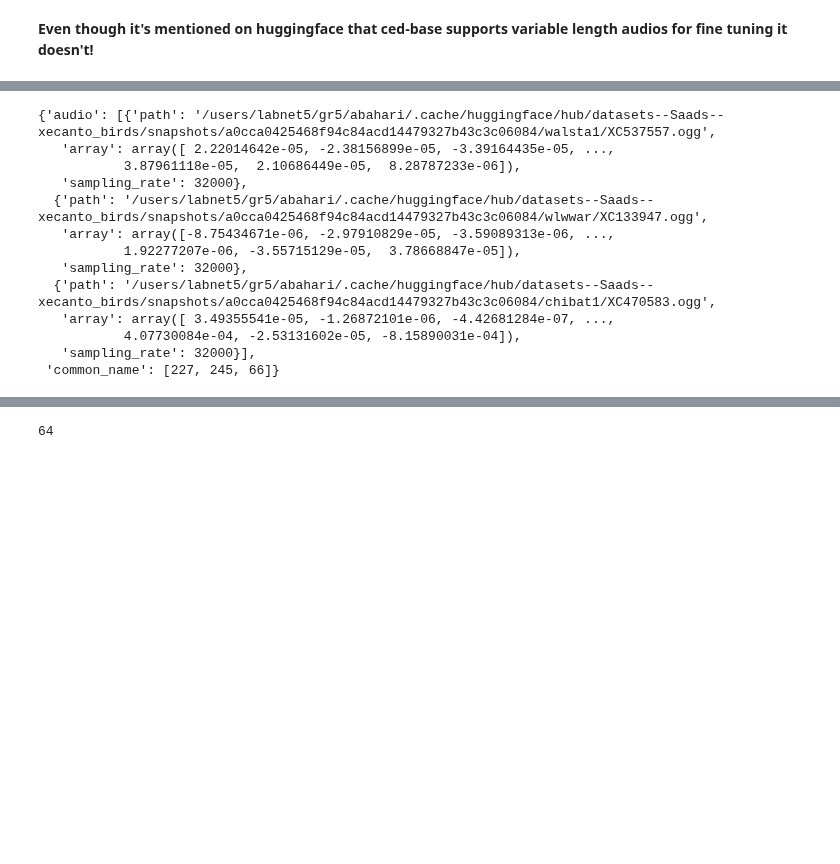
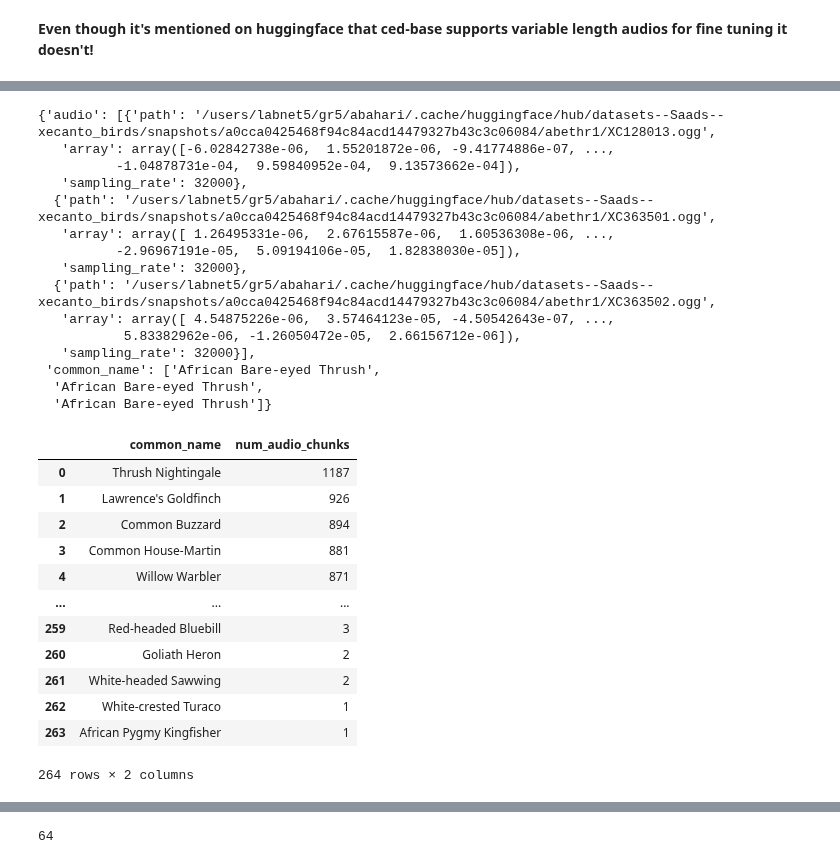
Before and after one commit to MrAliTheGreat/BirdCallLabeling, a Jupyter notebook: ced-base/FineTune.ipynb, the cells around one changed output, grey strips where cells are left out. Saved outputs shown, nothing was run; the diff lists cells and outputs as text; code cells hidden in the pictures; blank space fills up the shorter version.

Commit message:
Add sampled dataset for ced-base fine tuning

```diff
--- a/ced-base/FineTune.ipynb
+++ b/ced-base/FineTune.ipynb
@@ -18,4 +18,3 @@ with open("../config.json", mode = "r") as f:
 extractor = CedFeatureExtractor.from_pretrained("mispeech/ced-base")
 # %%
 dataset = load_dataset("Saads/xecanto_birds", split = "train")
-dataset = dataset.class_encode_column("common_name")
@@ -54,17 +39,73 @@ DatasetDict({
 })
 # %%
-dataset["train"][0:3]
+dataset[0:3]
 # %% [output]
-{'audio': [{'path': '/users/labnet5/gr5/abahari/.cache/huggingface/hub/datasets--Saads--xecanto_birds/snapshots/a0cca0425468f94c84acd14479327b43c3c06084/walsta1/XC537557.ogg',
-   'array': array([ 2.22014642e-05, -2.38156899e-05, -3.39164435e-05, ...,
-           3.87961118e-05,  2.10686449e-05,  8.28787233e-06]),
+{'audio': [{'path': '/users/labnet5/gr5/abahari/.cache/huggingface/hub/datasets--Saads--xecanto_birds/snapshots/a0cca0425468f94c84acd14479327b43c3c06084/abethr1/XC128013.ogg',
+   'array': array([-6.02842738e-06,  1.55201872e-06, -9.41774886e-07, ...,
+          -1.04878731e-04,  9.59840952e-04,  9.13573662e-04]),
    'sampling_rate': 32000},
-  {'path': '/users/labnet5/gr5/abahari/.cache/huggingface/hub/datasets--Saads--xecanto_birds/snapshots/a0cca0425468f94c84acd14479327b43c3c06084/wlwwar/XC133947.ogg',
-   'array': array([-8.75434671e-06, -2.97910829e-05, -3.59089313e-06, ...,
-           1.92277207e-06, -3.55715129e-05,  3.78668847e-05]),
+  {'path': '/users/labnet5/gr5/abahari/.cache/huggingface/hub/datasets--Saads--xecanto_birds/snapshots/a0cca0425468f94c84acd14479327b43c3c06084/abethr1/XC363501.ogg',
+   'array': array([ 1.26495331e-06,  2.67615587e-06,  1.60536308e-06, ...,
+          -2.96967191e-05,  5.09194106e-05,  1.82838030e-05]),
    'sampling_rate': 32000},
-  {'path': '/users/labnet5/gr5/abahari/.cache/huggingface/hub/datasets--Saads--xecanto_birds/snapshots/a0cca0425468f94c84acd14479327b43c3c06084/chibat1/XC470583.ogg',
-   'array': array([ 3.49355541e-05, -1.26872101e-06, -4.42681284e-07, ...,
-           4.07730084e-04, -2.53131602e-05, -8.15890031e-04]),
+  {'path': '/users/labnet5/gr5/abahari/.cache/huggingface/hub/datasets--Saads--xecanto_birds/snapshots/a0cca0425468f94c84acd14479327b43c3c06084/abethr1/XC363502.ogg',
+   'array': array([ 4.54875226e-06,  3.57464123e-05, -4.50542643e-07, ...,
+           5.83382962e-06, -1.26050472e-05,  2.66156712e-06]),
    'sampling_rate': 32000}],
- 'common_name': [227, 245, 66]}
+ 'common_name': ['African Bare-eyed Thrush',
+  'African Bare-eyed Thrush',
+  'African Bare-eyed Thrush']}
+# %%
+def count_chunks(audio_array, chunk_length = SEGMENT_LEN, overlap = OVERLAP_LEN):
+    chunk_length = chunk_length * SAMPLING_RATE
+    overlap = overlap * SAMPLING_RATE
+
+    counter = 0
+    start = 0
+    while start + chunk_length <= len(audio_array):
+        counter += 1
+        start += (chunk_length - overlap)
+
+    if start < len(audio_array):
+        counter += 1
+
+    return counter
+# %%
+def get_count_chunks(row):
+    counter = count_chunks(row["audio"]["array"])
+    return {"num_audio_chunks": counter}
+# %%
+dataset = dataset.cast_column("audio", Audio(sampling_rate = SAMPLING_RATE))
+dataset_chunked = dataset.map(
+    get_count_chunks,
+    remove_columns = "audio",
+    batched = False,
+    num_proc = 16,
+    writer_batch_size = 1000
+)
+# %%
+df_chunked = dataset_chunked.to_pandas()
+df_chunked = df_chunked.groupby(
+    "common_name",
+    as_index = False
+).sum().sort_values(
+    by = "num_audio_chunks",
+    ascending = False
+).reset_index(
+    drop = True
+)
+df_chunked
+# %% [output]
+|  | common_name | num_audio_chunks |
+| 0 | Thrush Nightingale | 1187 |
+| 1 | Lawrence's Goldfinch | 926 |
+| 2 | Common Buzzard | 894 |
+| 3 | Common House-Martin | 881 |
+| 4 | Willow Warbler | 871 |
+| ... | ... | ... |
+| 259 | Red-headed Bluebill | 3 |
+| 260 | Goliath Heron | 2 |
+| 261 | White-headed Sawwing | 2 |
+| 262 | White-crested Turaco | 1 |
+| 263 | African Pygmy Kingfisher | 1 |
+264 rows × 2 columns
```
Also changed, not shown: parts of 13 cells of this notebook, 1 other file.
